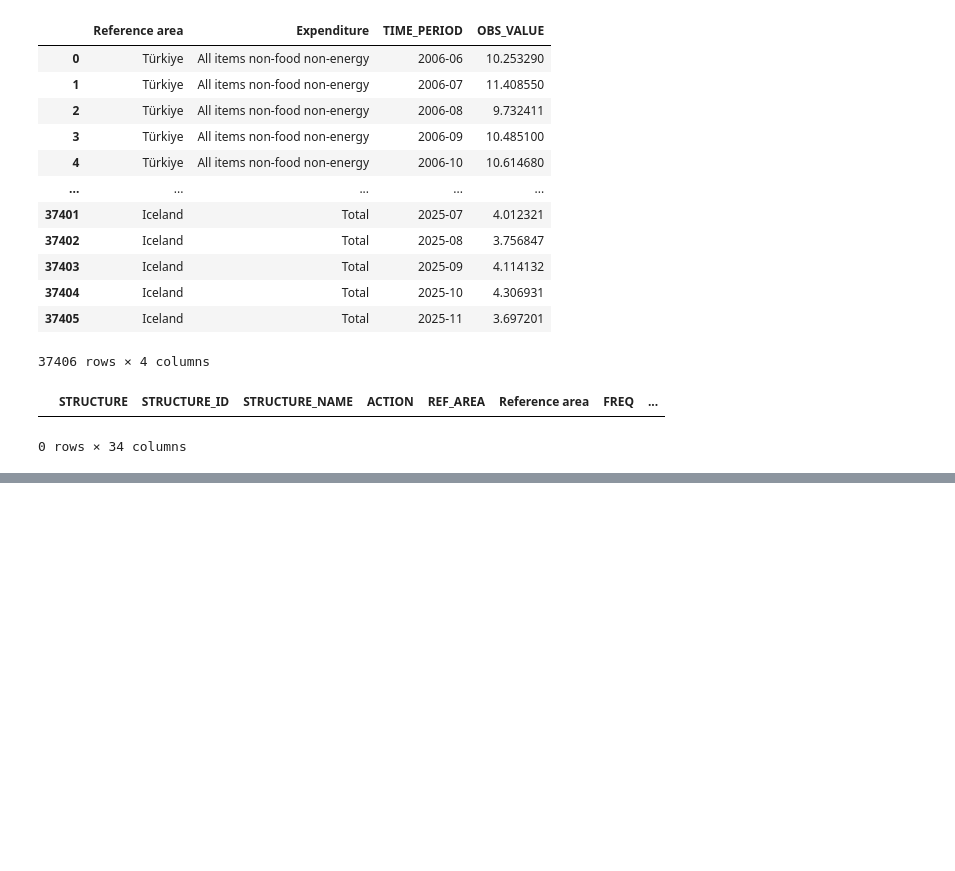
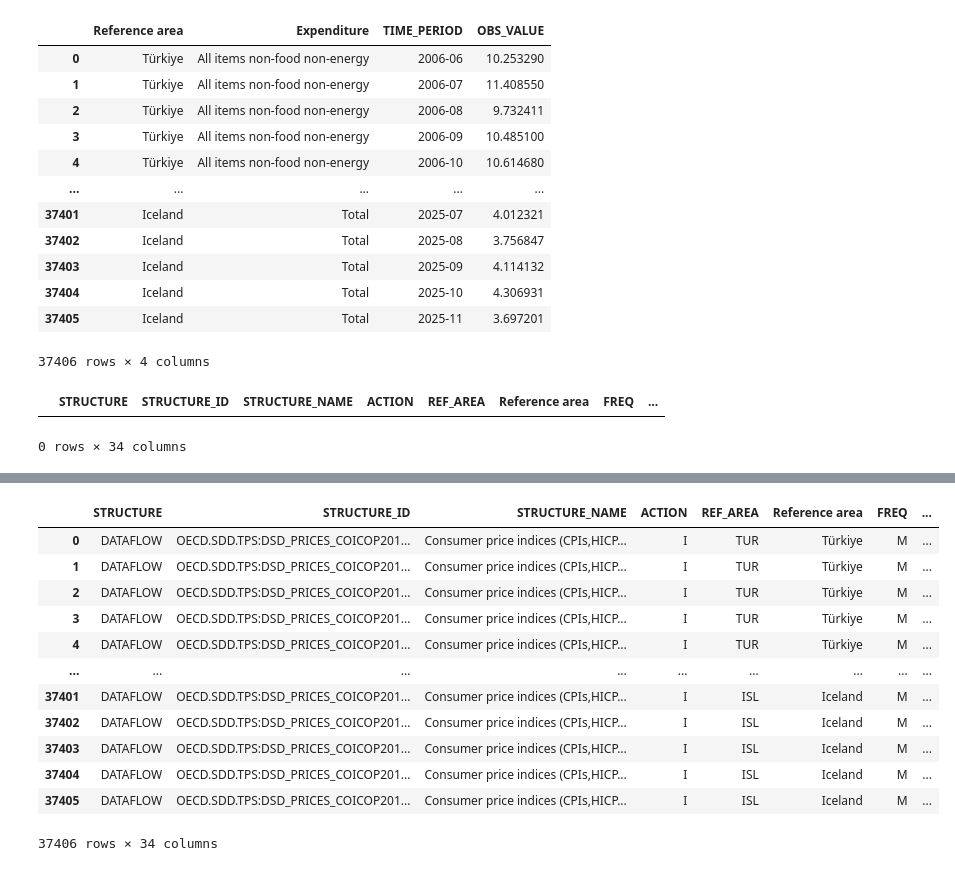
Before and after one commit to reuven/OReilly-PythonData-2026-06, a Jupyter notebook: OReilly-PythonData-2026-06-22.ipynb, the cells around one changed output, grey strips where cells are left out. Drawn from its saved outputs; the diff is of its cells as text; code cells hidden in the pictures; blank space fills up the shorter version.

```diff
--- a/OReilly-PythonData-2026-06-22.ipynb
+++ b/OReilly-PythonData-2026-06-22.ipynb
@@ -1191 +1210,20 @@ inflation_df.dropna()  # remove all rows containing any NaN at all
+# %%
+# Replace NaN with good values -- maybe the mean, and maybe interpolation
+# remember fillna?
+
+inflation_df.fillna(0)
+# %% [output]
+|  | STRUCTURE | STRUCTURE_ID | STRUCTURE_NAME | ACTION | REF_AREA | Reference area | FREQ | ... |
+| 0 | DATAFLOW | OECD.SDD.TPS:DSD_PRICES_COICOP201... | Consumer price indices (CPIs,HICP... | I | TUR | Türkiye | M | ... |
+| 1 | DATAFLOW | OECD.SDD.TPS:DSD_PRICES_COICOP201... | Consumer price indices (CPIs,HICP... | I | TUR | Türkiye | M | ... |
+| 2 | DATAFLOW | OECD.SDD.TPS:DSD_PRICES_COICOP201... | Consumer price indices (CPIs,HICP... | I | TUR | Türkiye | M | ... |
+| 3 | DATAFLOW | OECD.SDD.TPS:DSD_PRICES_COICOP201... | Consumer price indices (CPIs,HICP... | I | TUR | Türkiye | M | ... |
+| 4 | DATAFLOW | OECD.SDD.TPS:DSD_PRICES_COICOP201... | Consumer price indices (CPIs,HICP... | I | TUR | Türkiye | M | ... |
+| ... | ... | ... | ... | ... | ... | ... | ... | ... |
+| 37401 | DATAFLOW | OECD.SDD.TPS:DSD_PRICES_COICOP201... | Consumer price indices (CPIs,HICP... | I | ISL | Iceland | M | ... |
+| 37402 | DATAFLOW | OECD.SDD.TPS:DSD_PRICES_COICOP201... | Consumer price indices (CPIs,HICP... | I | ISL | Iceland | M | ... |
+| 37403 | DATAFLOW | OECD.SDD.TPS:DSD_PRICES_COICOP201... | Consumer price indices (CPIs,HICP... | I | ISL | Iceland | M | ... |
+| 37404 | DATAFLOW | OECD.SDD.TPS:DSD_PRICES_COICOP201... | Consumer price indices (CPIs,HICP... | I | ISL | Iceland | M | ... |
+| 37405 | DATAFLOW | OECD.SDD.TPS:DSD_PRICES_COICOP201... | Consumer price indices (CPIs,HICP... | I | ISL | Iceland | M | ... |
+37406 rows × 34 columns
 # %%
```
Also changed, not shown: parts of 2 cells of this notebook.
